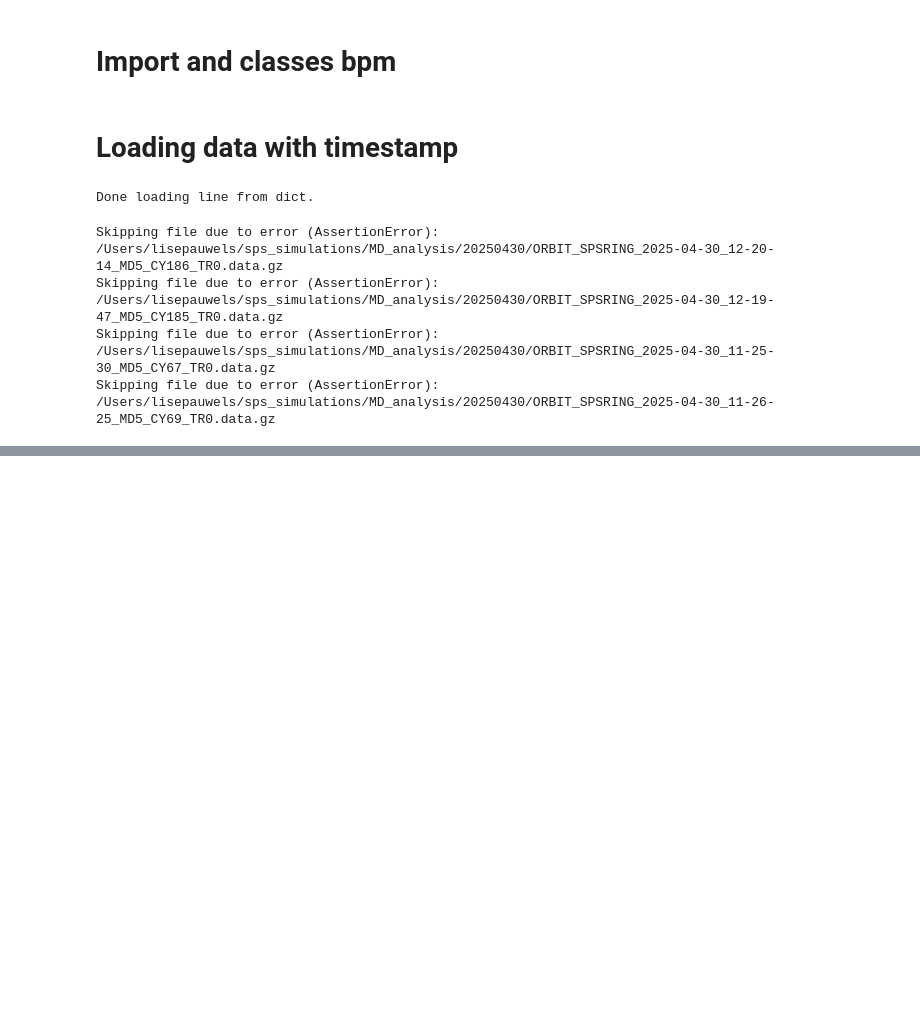
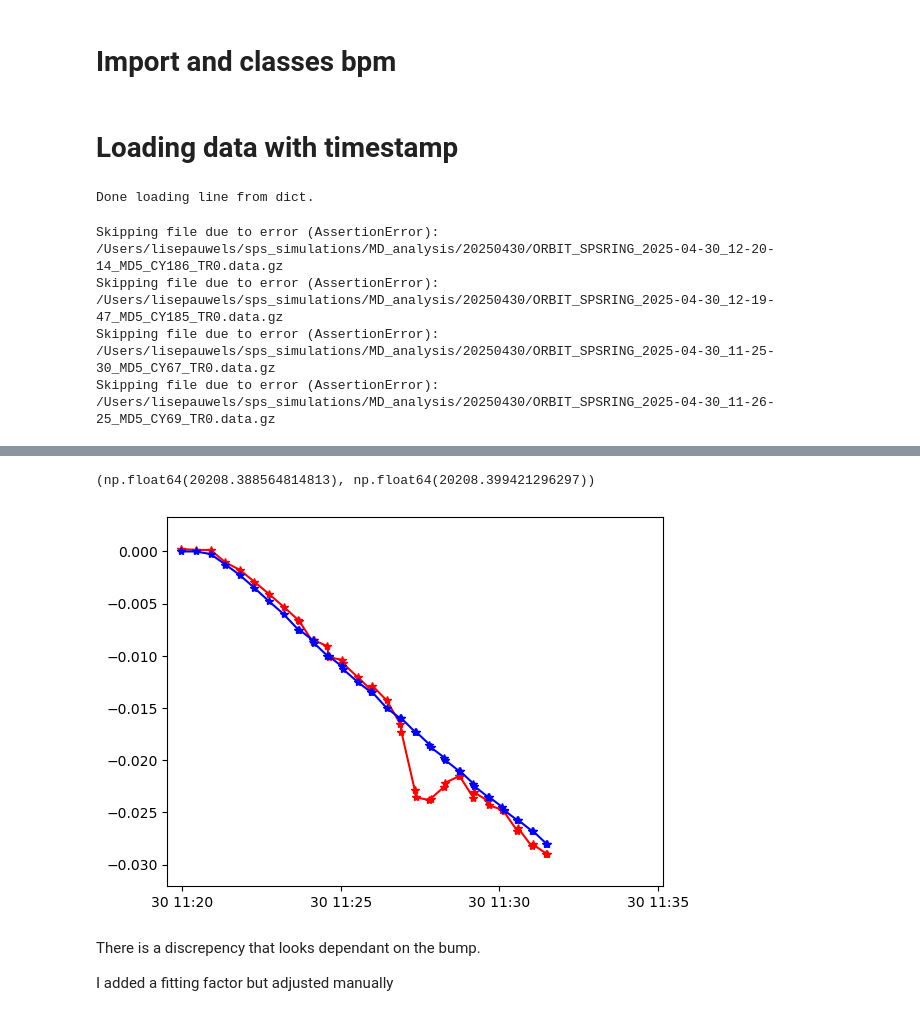
Before and after one commit to lisepauwels/sps_simulations, a Jupyter notebook: MD_analysis/bpm_analysis/bpm_tidp.ipynb, the cells around one changed output, grey strips where cells are left out. Drawn from its saved outputs; the diff is of its cells as text; code cells hidden in the pictures; blank space fills up the shorter version.

```diff
--- a/MD_analysis/bpm_analysis/bpm_tidp.ipynb
+++ b/MD_analysis/bpm_analysis/bpm_tidp.ipynb
@@ -311,0 +408,37 @@ line.element_names[370:390]
+# %%
+def get_straigth(s, x1, x2, s1, s2):
+    """
+    Get the line equation y = mx + b
+    """
+    m = (x2 - x1) / (s2 - s1)
+    b = x1 - m * s1
+    return m * s + b
+# %%
+#Linear fit with fitting factor chosen by hand
+plt.close()
+plt.figure()
+coast = 'coast4'
+
+tidp_pos_interp = line.get_s_position('tidp.11434') + line['tidp.11434'].length/2
+bph_11408_pos_interp = line.get_s_position('bph.11408..0') + line['bph.11408..0']._parent.length/2
+bph_11608_pos_interp = line.get_s_position('bph.11608..0') + line['bph.11608..0']._parent.length/2
+
+fitting_factor = 0.87
+for key in md_information:
+    #plt.plot(md_information[key]['orbit_ts_files'], md_information[key]['tidp_bump_md'], '*-')
+    plt.plot(md_information[key]['orbit_ts_files'],
+             get_straigth(tidp_pos_interp, md_information[key]['tidp_bump_md'], md_information[key]['tidp_bump_md2'],
+                          bph_11408_pos_interp, bph_11608_pos_interp)*fitting_factor,
+            '*-', color='red')
+    plt.plot()
+    plt.plot(md_information[key]['orbit_ts_files'],
+             md_information[key]['tidp_bump_theoretical'], '*-', color='blue')
+
+plt.xlim(md_information[coast]['timestamps'][0], md_information[coast]['timestamps'][1])
+# %% [output]
+(np.float64(20208.388564814813), np.float64(20208.399421296297))
+[figure, added]
+# %% [markdown]
+There is a discrepency that looks dependant on the bump.
+
+I added a fitting factor but adjusted manually
```
Also changed, not shown: parts of 20 cells of this notebook.
